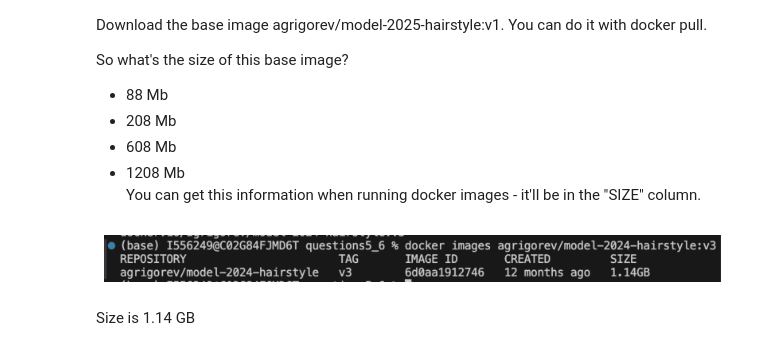
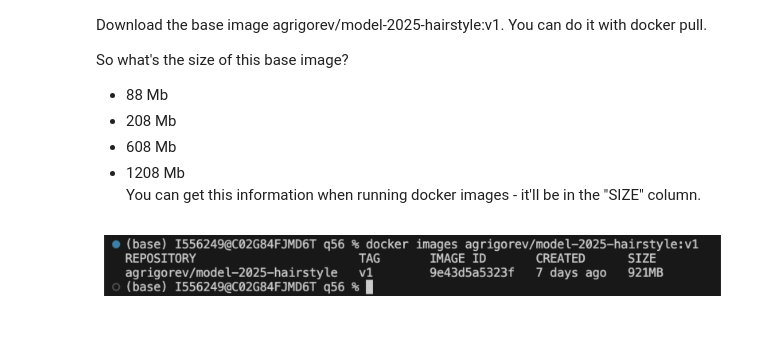
Before and after one commit to eerga/MLZoomcampHW, a Jupyter notebook: HW9.ipynb, the cells around one changed output. Saved outputs shown, nothing was run; the diff lists cells and outputs as text; code cells hidden in the pictures.

```diff
--- a/HW9.ipynb
+++ b/HW9.ipynb
@@ -293,13 +295,11 @@ So what's the size of this base image?
 # %%
 from PIL import Image
 import matplotlib.pyplot as plt
 
-img2 = Image.open('docker_size.png')
+img2 = Image.open('docker-size.png')
 plt.figure(figsize=(10, 8))
 plt.imshow(img2)
 plt.axis('off')
 plt.show()
 # %% [output]
-[figure, old version]
+[figure, new version]
-# %% [markdown]
-Size is 1.14 GB
```
Also changed, not shown: parts of 9 cells of this notebook.
